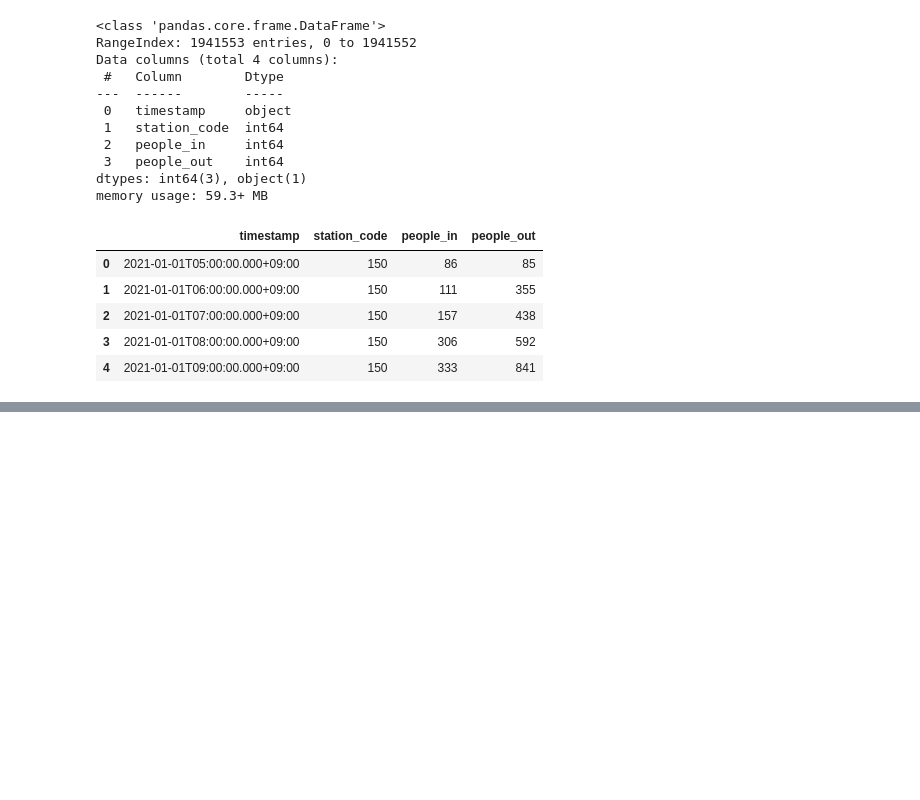
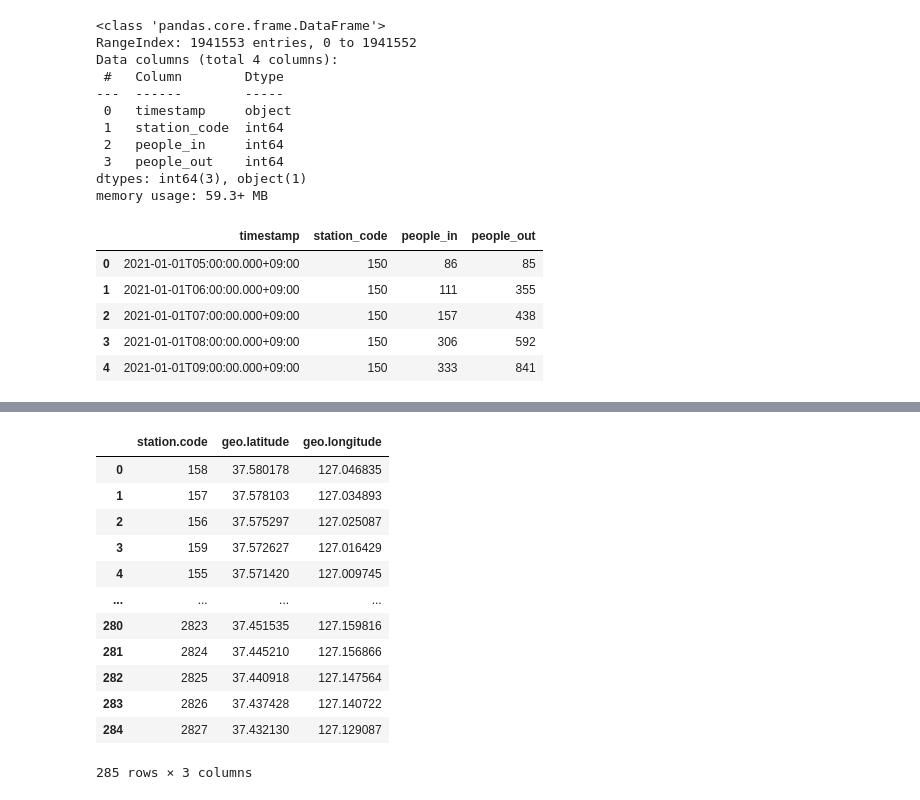
Before and after one commit to layla-focalors/AColab_Github_data_processing, a Jupyter notebook: Subway_inout.ipynb, the cells around one changed output, grey strips where cells are left out. Saved outputs shown, nothing was run; the diff lists cells and outputs as text; code cells hidden in the pictures; blank space fills up the shorter version.

```diff
--- a/Subway_inout.ipynb
+++ b/Subway_inout.ipynb
@@ -46,0 +121,18 @@ df.head()
+# %%
+# 지하철역의 위도, 경도 추출
+station_info = station[['station.code', 'geo.latitude', 'geo.longitude']]
+station_info
+# %% [output]
+|  | station.code | geo.latitude | geo.longitude |
+| 0 | 158 | 37.580178 | 127.046835 |
+| 1 | 157 | 37.578103 | 127.034893 |
+| 2 | 156 | 37.575297 | 127.025087 |
+| 3 | 159 | 37.572627 | 127.016429 |
+| 4 | 155 | 37.571420 | 127.009745 |
+| ... | ... | ... | ... |
+| 280 | 2823 | 37.451535 | 127.159816 |
+| 281 | 2824 | 37.445210 | 127.156866 |
+| 282 | 2825 | 37.440918 | 127.147564 |
+| 283 | 2826 | 37.437428 | 127.140722 |
+| 284 | 2827 | 37.432130 | 127.129087 |
+285 rows × 3 columns
```
Also changed, not shown: parts of 12 cells of this notebook.
